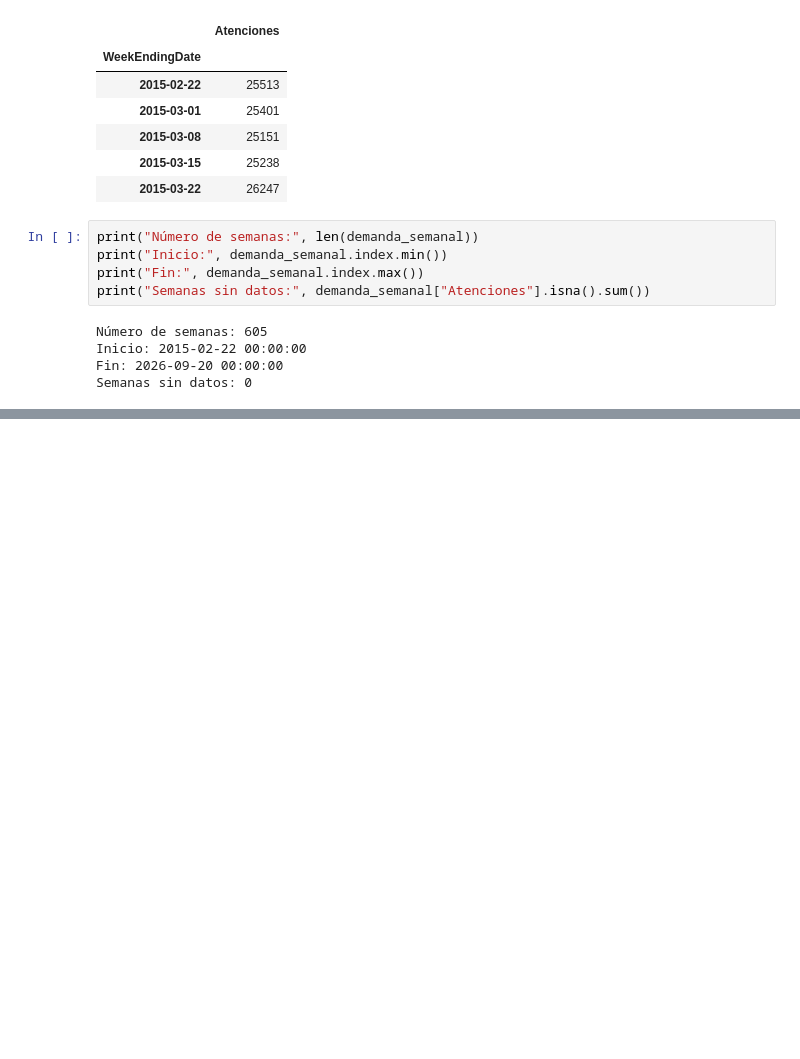
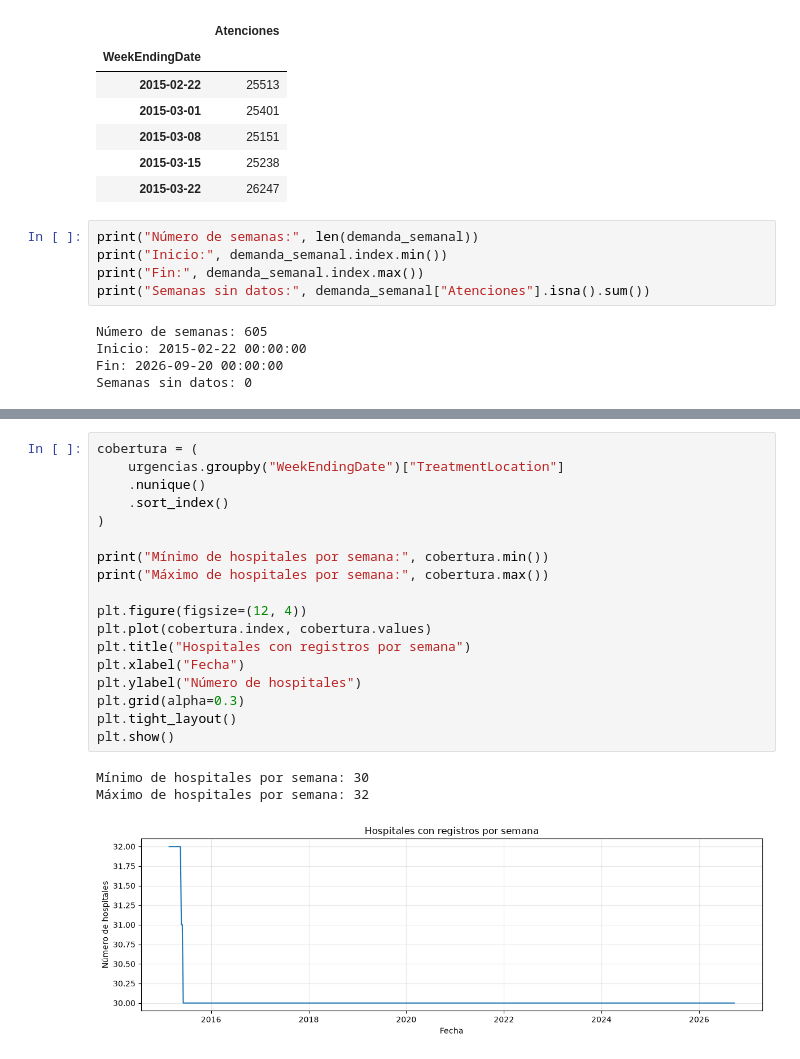
Before and after one commit to fernandatrevi/pronostico-demanda-urgencias, a Jupyter notebook: pronostico_urgencias.ipynb, the cells around one changed output, grey strips where cells are left out. Saved outputs shown, nothing was run; the diff lists cells and outputs as text; blank space fills up the shorter version.

```diff
--- a/pronostico_urgencias.ipynb
+++ b/pronostico_urgencias.ipynb
@@ -110,0 +147,22 @@ Semanas sin datos: 0
+# %%
+cobertura = (
+    urgencias.groupby("WeekEndingDate")["TreatmentLocation"]
+    .nunique()
+    .sort_index()
+)
+
+print("Mínimo de hospitales por semana:", cobertura.min())
+print("Máximo de hospitales por semana:", cobertura.max())
+
+plt.figure(figsize=(12, 4))
+plt.plot(cobertura.index, cobertura.values)
+plt.title("Hospitales con registros por semana")
+plt.xlabel("Fecha")
+plt.ylabel("Número de hospitales")
+plt.grid(alpha=0.3)
+plt.tight_layout()
+plt.show()
+# %% [output]
+Mínimo de hospitales por semana: 30
+Máximo de hospitales por semana: 32
+[figure, added]
```
Also changed, not shown: parts of 3 cells of this notebook.
